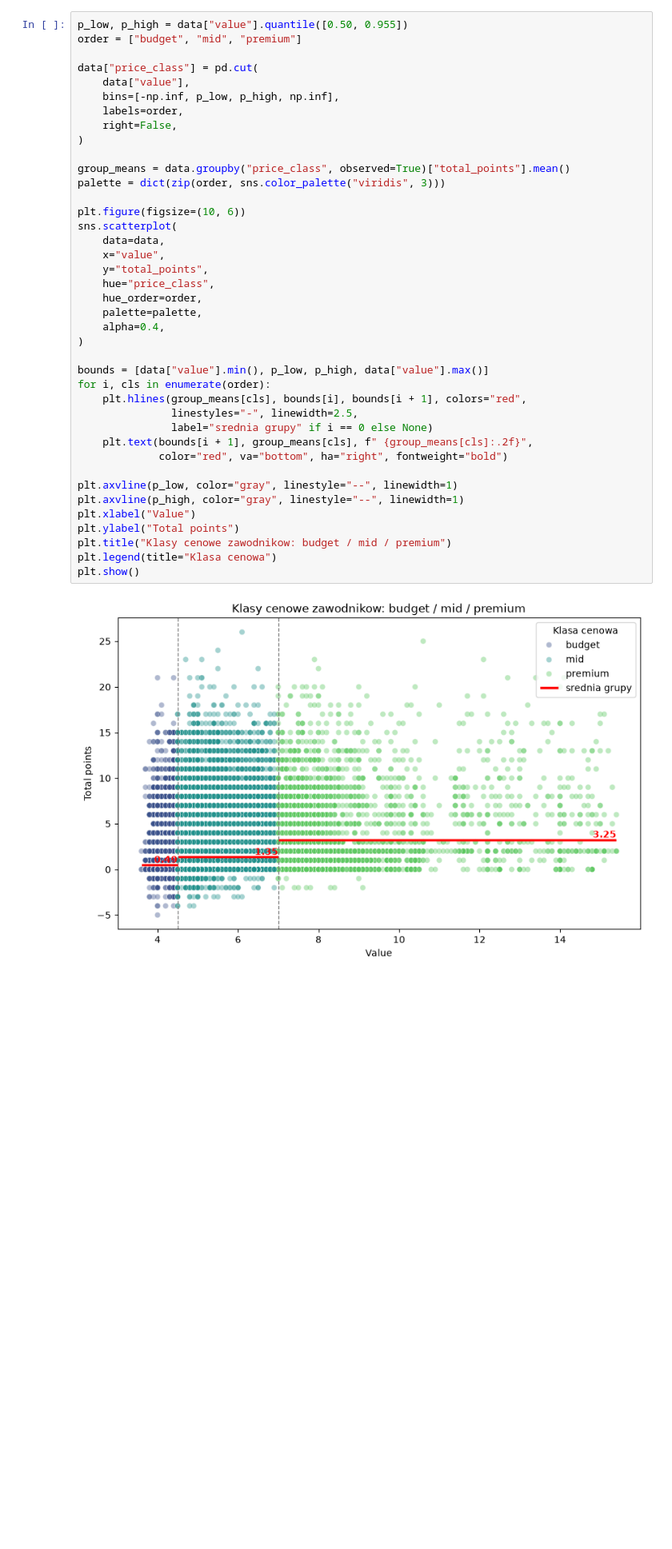
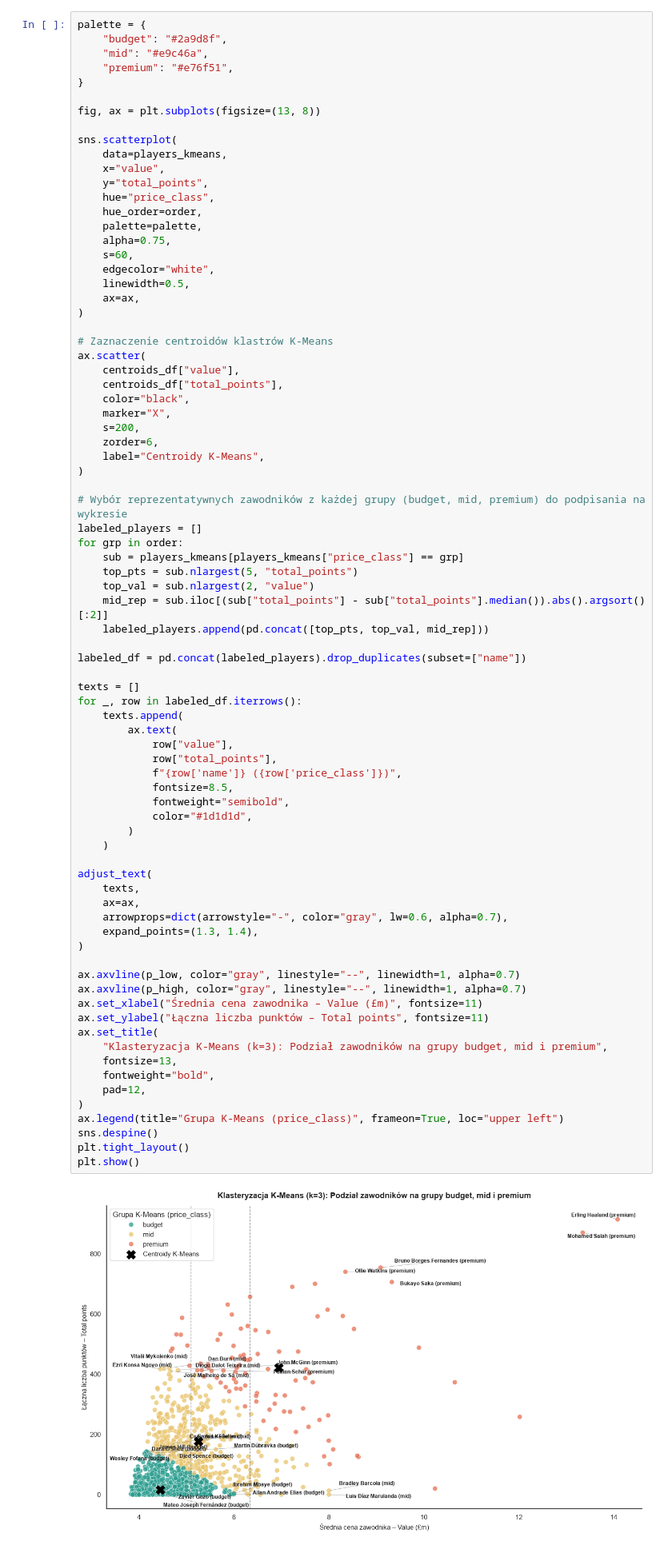
Before and after one commit to ruus77/FPL, a Jupyter notebook: src/fpl_project/data_processing/eda.ipynb, the cells around one changed output. Shown at 80% size. Drawn from its saved outputs; the diff is of its cells as text; blank space fills up the shorter version.

```diff
--- a/src/fpl_project/data_processing/eda.ipynb
+++ b/src/fpl_project/data_processing/eda.ipynb
@@ -271,42 +473,81 @@ plt.tight_layout()
 # %%
-p_low, p_high = data["value"].quantile([0.50, 0.955])
-order = ["budget", "mid", "premium"]
+palette = {
+    "budget": "#2a9d8f",
+    "mid": "#e9c46a",
+    "premium": "#e76f51",
+}
 
-data["price_class"] = pd.cut(
-    data["value"],
-    bins=[-np.inf, p_low, p_high, np.inf],
-    labels=order,
-    right=False,
-)
+fig, ax = plt.subplots(figsize=(13, 8))
 
-group_means = data.groupby("price_class", observed=True)["total_points"].mean()
-palette = dict(zip(order, sns.color_palette("viridis", 3)))
-
-plt.figure(figsize=(10, 6))
 sns.scatterplot(
-    data=data,
+    data=players_kmeans,
     x="value",
     y="total_points",
     hue="price_class",
     hue_order=order,
     palette=palette,
-    alpha=0.4,
+    alpha=0.75,
+    s=60,
+    edgecolor="white",
+    linewidth=0.5,
+    ax=ax,
 )
 
-bounds = [data["value"].min(), p_low, p_high, data["value"].max()]
-for i, cls in enumerate(order):
-    plt.hlines(group_means[cls], bounds[i], bounds[i + 1], colors="red",
-               linestyles="-", linewidth=2.5,
-               label="srednia grupy" if i == 0 else None)
-    plt.text(bounds[i + 1], group_means[cls], f" {group_means[cls]:.2f}",
-             color="red", va="bottom", ha="right", fontweight="bold")
+# Zaznaczenie centroidów klastrów K-Means
+ax.scatter(
+    centroids_df["value"],
+    centroids_df["total_points"],
+    color="black",
+    marker="X",
+    s=200,
+    zorder=6,
+    label="Centroidy K-Means",
+)
 
-plt.axvline(p_low, color="gray", linestyle="--", linewidth=1)
-plt.axvline(p_high, color="gray", linestyle="--", linewidth=1)
-plt.xlabel("Value")
-plt.ylabel("Total points")
-plt.title("Klasy cenowe zawodnikow: budget / mid / premium")
-plt.legend(title="Klasa cenowa")
+# Wybór reprezentatywnych zawodników z każdej grupy (budget, mid, premium) do podpisania na wykresie
+labeled_players = []
+for grp in order:
+    sub = players_kmeans[players_kmeans["price_class"] == grp]
+    top_pts = sub.nlargest(5, "total_points")
+    top_val = sub.nlargest(2, "value")
+    mid_rep = sub.iloc[(sub["total_points"] - sub["total_points"].median()).abs().argsort()[:2]]
+    labeled_players.append(pd.concat([top_pts, top_val, mid_rep]))
+
+labeled_df = pd.concat(labeled_players).drop_duplicates(subset=["name"])
+
+texts = []
+for _, row in labeled_df.iterrows():
+    texts.append(
+        ax.text(
+            row["value"],
+            row["total_points"],
+            f"{row['name']} ({row['price_class']})",
+            fontsize=8.5,
+            fontweight="semibold",
+            color="#1d1d1d",
+        )
+    )
+
+adjust_text(
+    texts,
+    ax=ax,
+    arrowprops=dict(arrowstyle="-", color="gray", lw=0.6, alpha=0.7),
+    expand_points=(1.3, 1.4),
+)
+
+ax.axvline(p_low, color="gray", linestyle="--", linewidth=1, alpha=0.7)
+ax.axvline(p_high, color="gray", linestyle="--", linewidth=1, alpha=0.7)
+ax.set_xlabel("Średnia cena zawodnika – Value (£m)", fontsize=11)
+ax.set_ylabel("Łączna liczba punktów – Total points", fontsize=11)
+ax.set_title(
+    "Klasteryzacja K-Means (k=3): Podział zawodników na grupy budget, mid i premium",
+    fontsize=13,
+    fontweight="bold",
+    pad=12,
+)
+ax.legend(title="Grupa K-Means (price_class)", frameon=True, loc="upper left")
+sns.despine()
+plt.tight_layout()
 plt.show()
 # %% [output]
-[figure, old version]
+[figure, new version]
```
Also changed, not shown: parts of 25 cells of this notebook, 6 other files.
